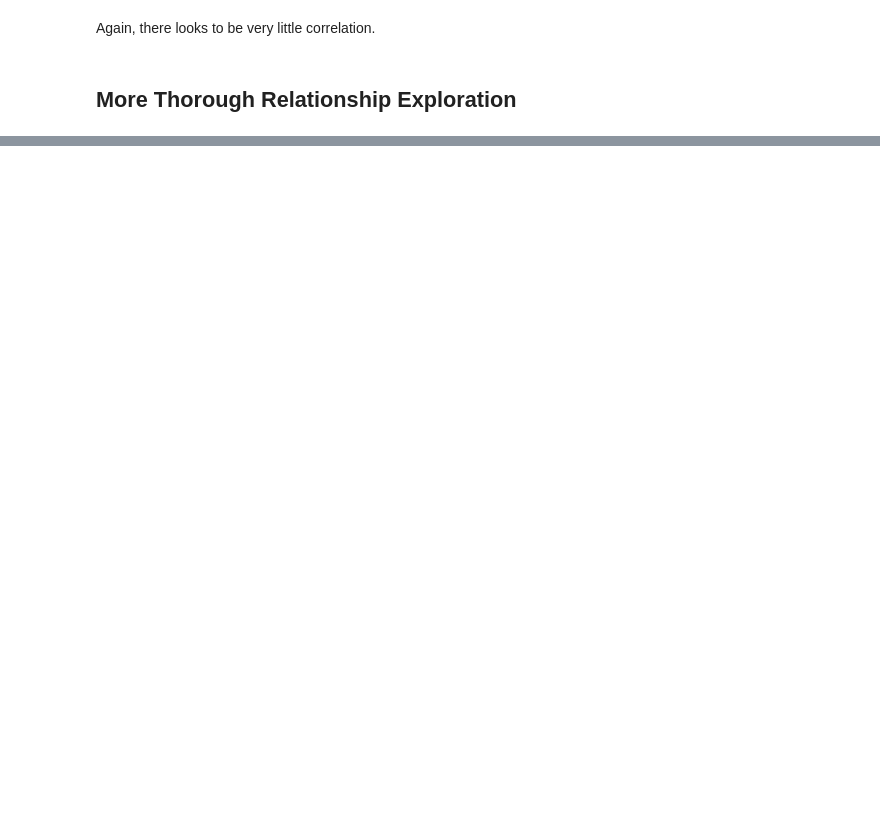
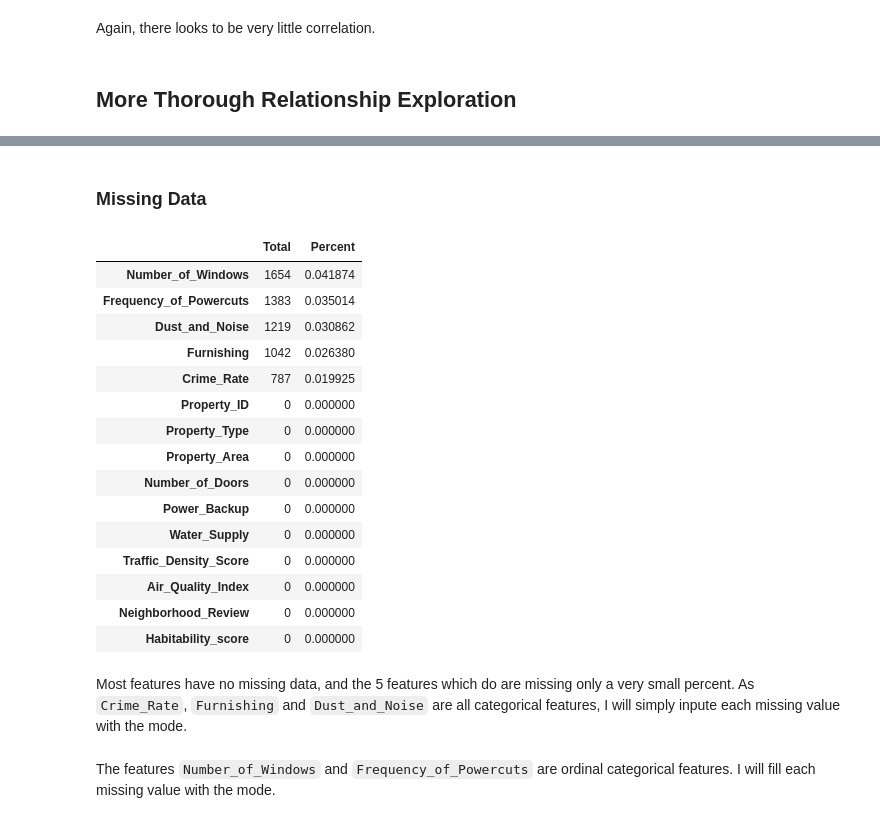
Before and after one commit to tomwetherell/habitability-hackathon, a Jupyter notebook: data_exploration.ipynb, the cells around one changed output, grey strips where cells are left out. Saved outputs shown, nothing was run; the diff lists cells and outputs as text; code cells hidden in the pictures; blank space fills up the shorter version.

```diff
--- a/data_exploration.ipynb
+++ b/data_exploration.ipynb
@@ -123,0 +143,27 @@ Observations:
+# %% [markdown]
+### Missing Data
+# %%
+# missing data
+total = df_train.isnull().sum().sort_values(ascending=False)
+percent = (df_train.isnull().sum()/len(df_train.index)).sort_values(ascending=False)
+missing_data = pd.concat([total, percent], axis=1, keys=['Total', 'Percent'])
+missing_data
+# %% [output]
+|  | Total | Percent |
+| Number_of_Windows | 1654 | 0.041874 |
+| Frequency_of_Powercuts | 1383 | 0.035014 |
+| Dust_and_Noise | 1219 | 0.030862 |
+| Furnishing | 1042 | 0.026380 |
+| Crime_Rate | 787 | 0.019925 |
+| Property_ID | 0 | 0.000000 |
+| Property_Type | 0 | 0.000000 |
+| Property_Area | 0 | 0.000000 |
+| Number_of_Doors | 0 | 0.000000 |
+| Power_Backup | 0 | 0.000000 |
+| Water_Supply | 0 | 0.000000 |
+| Traffic_Density_Score | 0 | 0.000000 |
+| Air_Quality_Index | 0 | 0.000000 |
+| Neighborhood_Review | 0 | 0.000000 |
+| Habitability_score | 0 | 0.000000 |
+# %% [markdown]
+Most features have no missing data, and the 5 features which do are missing only a very small percent. As `Crime_Rate`, `Furnishing` and `Dust_and_Noise` are all categorical features, I will simply inpute each missing value with the mode.
@@ -123,0 +174,2 @@ Observations:
+# %% [markdown]
+The features `Number_of_Windows` and `Frequency_of_Powercuts` are ordinal categorical features. I will fill each missing value with the mode.
```
Also changed, not shown: parts of 19 cells of this notebook, 2 other files.
